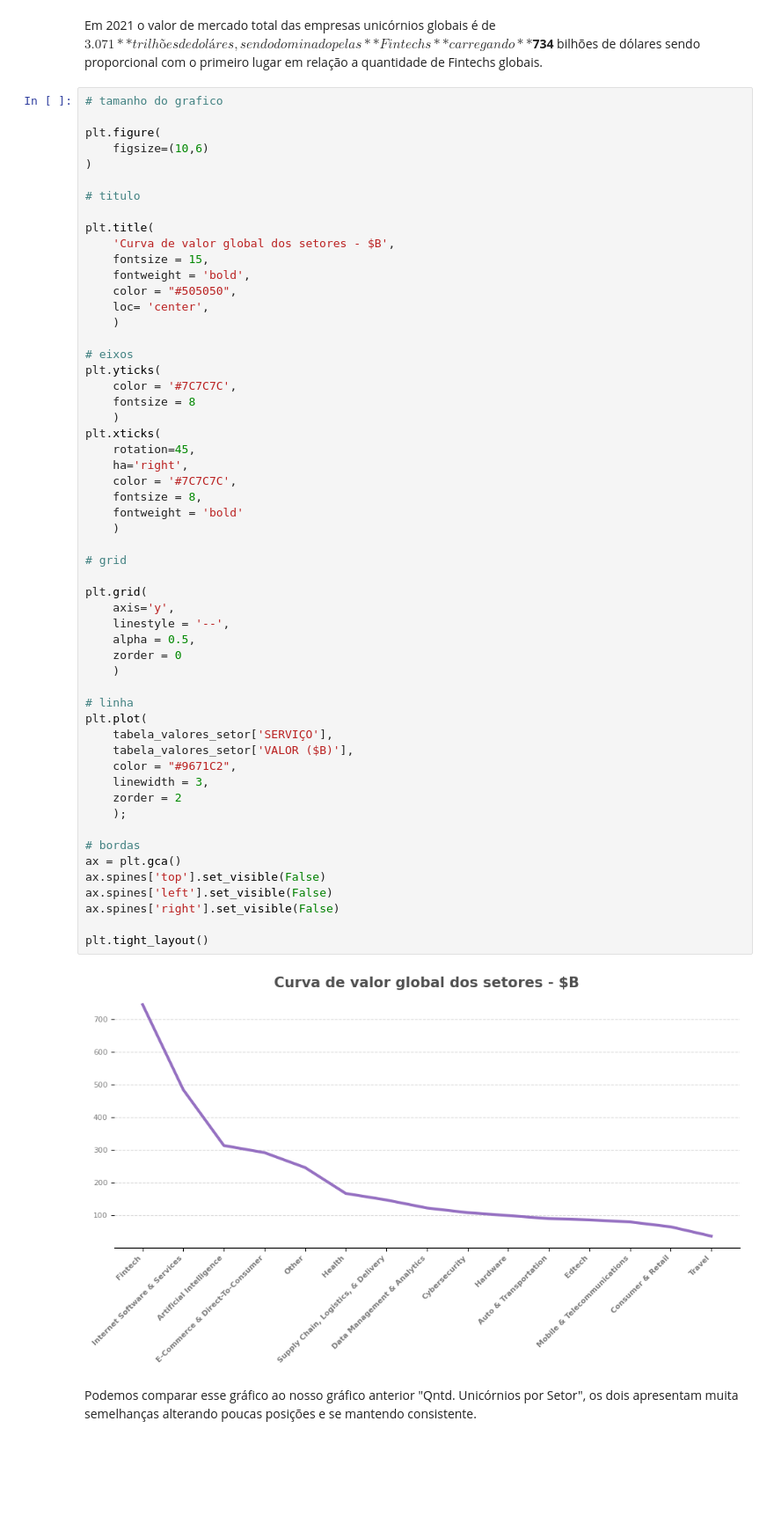
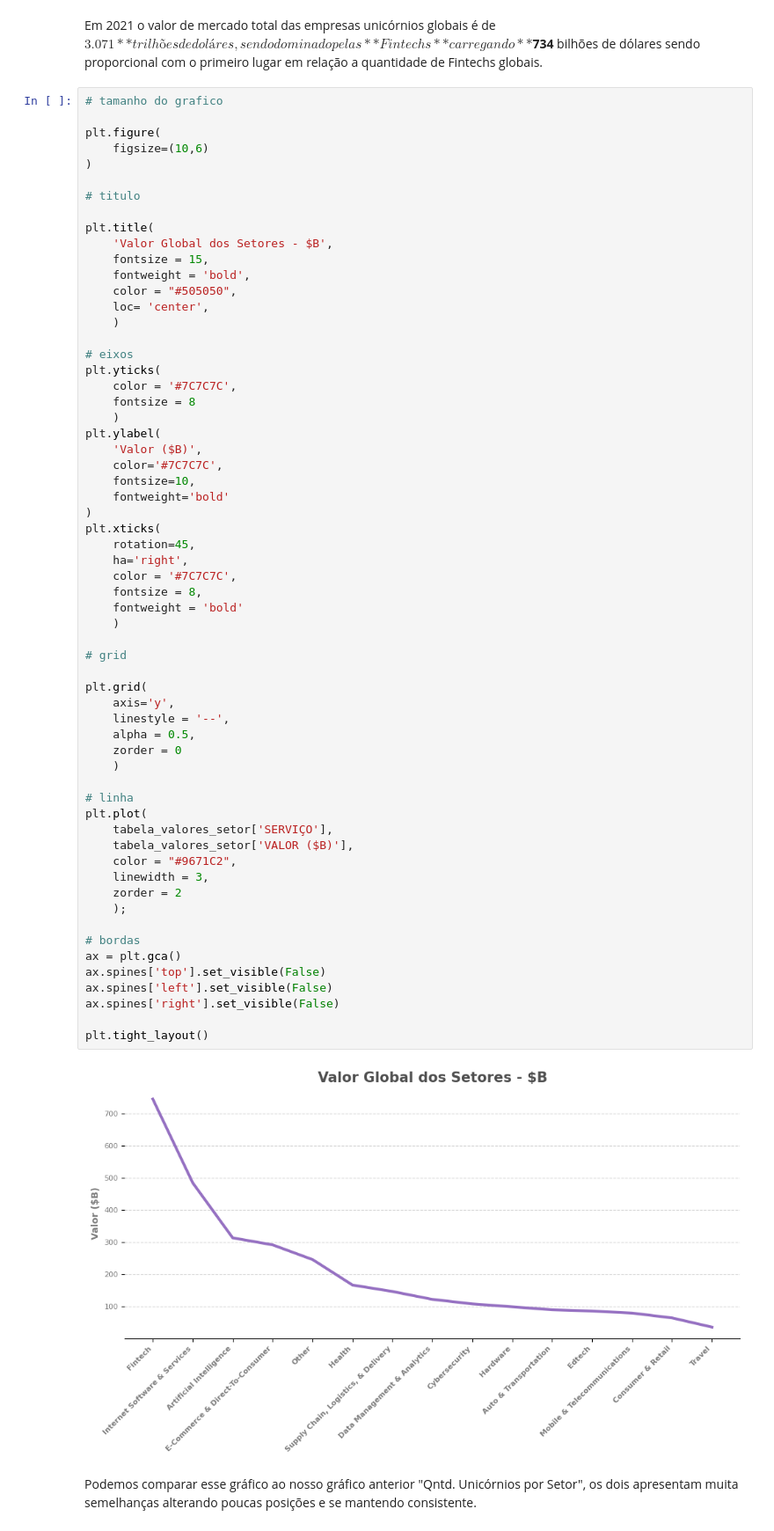
Before and after one commit to Marcos-Beck/Empresas_Unicornios, a Jupyter notebook: projeto_emp-unicornios.ipynb, the cells around one changed output. Shown: that part at 88% size. Cells and saved outputs as stored; diff of their text form; blank space fills up the shorter version.

```diff
--- a/projeto_emp-unicornios.ipynb
+++ b/projeto_emp-unicornios.ipynb
@@ -860,7 +1096,7 @@ plt.figure(
 # titulo
 
 plt.title(
-    'Curva de valor global dos setores - $B',
+    'Valor Global dos Setores - $B',
     fontsize = 15,
     fontweight = 'bold',
     color = "#505050",
@@ -872,6 +1108,12 @@ plt.yticks(
     color = '#7C7C7C',
     fontsize = 8
     )
+plt.ylabel(
+    'Valor ($B)',
+    color='#7C7C7C',
+    fontsize=10,
+    fontweight='bold'
+)
 plt.xticks(
     rotation=45,
     ha='right',
@@ -879,34 +1121,34 @@ plt.xticks(
     fontsize = 8,
     fontweight = 'bold'
     )
 
 # grid
 
 plt.grid(
     axis='y',
     linestyle = '--',
     alpha = 0.5,
     zorder = 0
     )
 
 # linha
 plt.plot(
     tabela_valores_setor['SERVIÇO'],
     tabela_valores_setor['VALOR ($B)'],
     color = "#9671C2",
     linewidth = 3,
     zorder = 2
     );
 
 # bordas
 ax = plt.gca()
 ax.spines['top'].set_visible(False)
 ax.spines['left'].set_visible(False)
 ax.spines['right'].set_visible(False)
 
 plt.tight_layout()
 # %% [output]
-[figure, old version]
+[figure, new version]
 # %% [markdown]
 Podemos comparar esse gráfico ao nosso gráfico anterior "Qntd. Unicórnios por Setor", os dois apresentam muita semelhanças alterando poucas posições e se mantendo consistente.
 # %%
```
Also changed, not shown: parts of 32 cells of this notebook.
